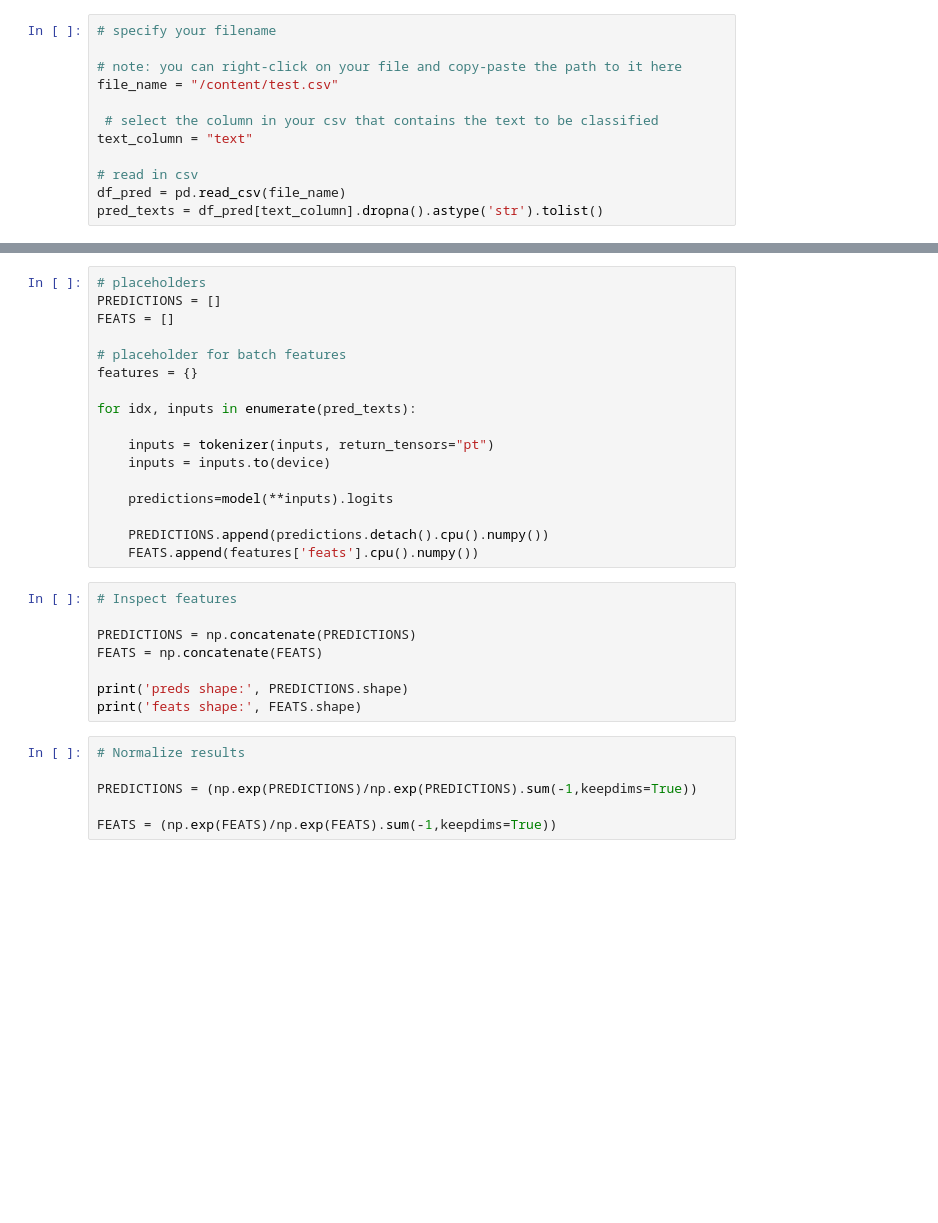
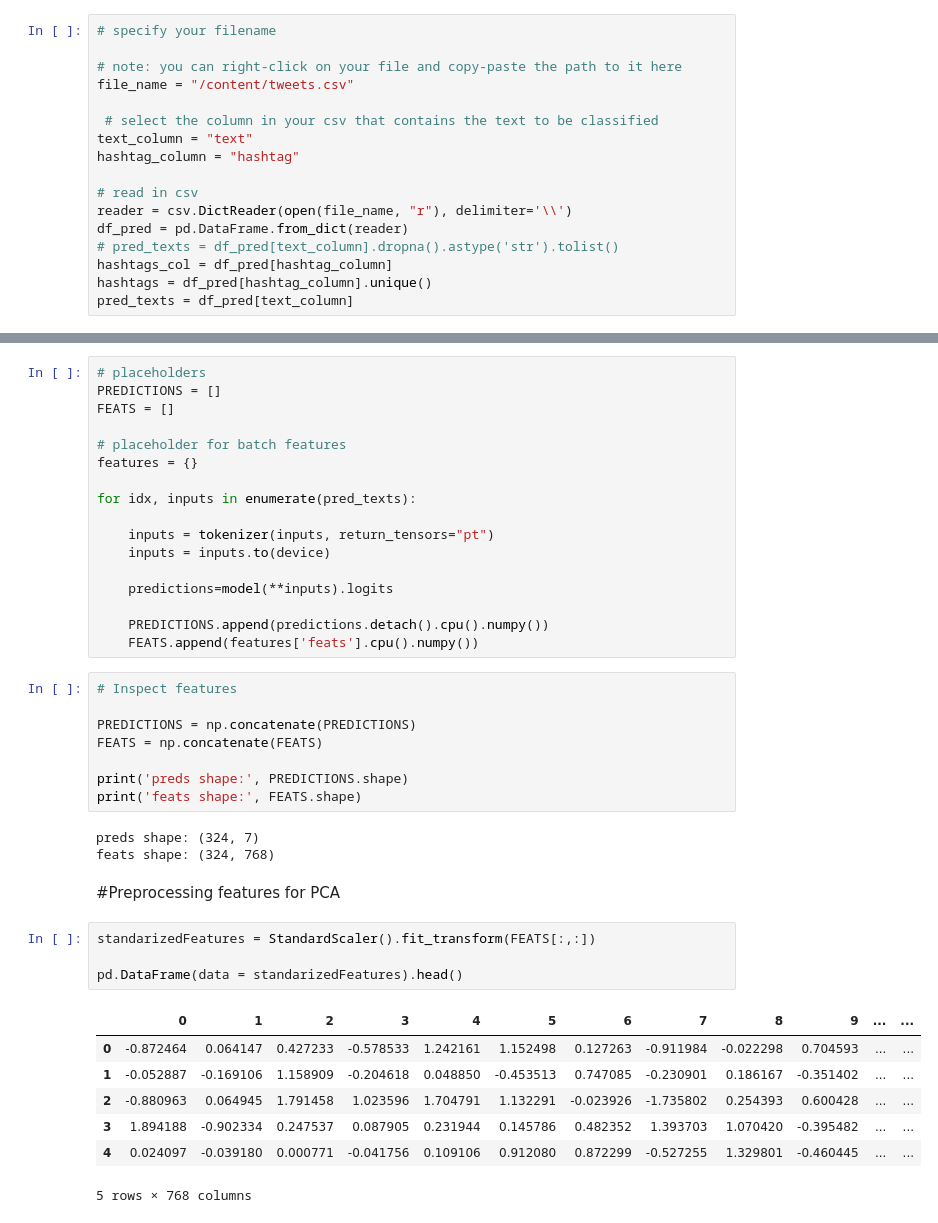
Before and after one commit to IGM-Students/twitter-emotion-visualization, a Jupyter notebook: features_extraction/feature_extractions.ipynb, the cells around one changed output, grey strips where cells are left out. Saved outputs shown, nothing was run; the diff lists cells and outputs as text; blank space fills up the shorter version.

```diff
--- a/features_extraction/feature_extractions.ipynb
+++ b/features_extraction/feature_extractions.ipynb
@@ -35,14 +78,19 @@ files.upload()
 # specify your filename
 
 # note: you can right-click on your file and copy-paste the path to it here
-file_name = "/content/test.csv"
+file_name = "/content/tweets.csv"
 
  # select the column in your csv that contains the text to be classified
 text_column = "text"
+hashtag_column = "hashtag"
 
 # read in csv
-df_pred = pd.read_csv(file_name)
-pred_texts = df_pred[text_column].dropna().astype('str').tolist()
+reader = csv.DictReader(open(file_name, "r"), delimiter='\\')
+df_pred = pd.DataFrame.from_dict(reader)
+# pred_texts = df_pred[text_column].dropna().astype('str').tolist()
+hashtags_col = df_pred[hashtag_column]
+hashtags = df_pred[hashtag_column].unique()
+pred_texts = df_pred[text_column]
 # %% [markdown]
 ## Functions for extracting
 # %%
@@ -79,9 +129,20 @@ FEATS = np.concatenate(FEATS)
 
 print('preds shape:', PREDICTIONS.shape)
 print('feats shape:', FEATS.shape)
+# %% [output]
+preds shape: (324, 7)
+feats shape: (324, 768)
-# %%
-# Normalize results
-
-PREDICTIONS = (np.exp(PREDICTIONS)/np.exp(PREDICTIONS).sum(-1,keepdims=True))
-
-FEATS = (np.exp(FEATS)/np.exp(FEATS).sum(-1,keepdims=True))
+# %% [markdown]
+#Preprocessing features for PCA
+# %%
+standarizedFeatures = StandardScaler().fit_transform(FEATS[:,:])
+
+pd.DataFrame(data = standarizedFeatures).head()
+# %% [output]
+|  | 0 | 1 | 2 | 3 | 4 | 5 | 6 | 7 | 8 | 9 | ... | ... |
+| 0 | -0.872464 | 0.064147 | 0.427233 | -0.578533 | 1.242161 | 1.152498 | 0.127263 | -0.911984 | -0.022298 | 0.704593 | ... | ... |
+| 1 | -0.052887 | -0.169106 | 1.158909 | -0.204618 | 0.048850 | -0.453513 | 0.747085 | -0.230901 | 0.186167 | -0.351402 | ... | ... |
+| 2 | -0.880963 | 0.064945 | 1.791458 | 1.023596 | 1.704791 | 1.132291 | -0.023926 | -1.735802 | 0.254393 | 0.600428 | ... | ... |
+| 3 | 1.894188 | -0.902334 | 0.247537 | 0.087905 | 0.231944 | 0.145786 | 0.482352 | 1.393703 | 1.070420 | -0.395482 | ... | ... |
+| 4 | 0.024097 | -0.039180 | 0.000771 | -0.041756 | 0.109106 | 0.912080 | 0.872299 | -0.527255 | 1.329801 | -0.460445 | ... | ... |
+5 rows × 768 columns
```
Also changed, not shown: parts of 22 cells of this notebook, 4 other files.
